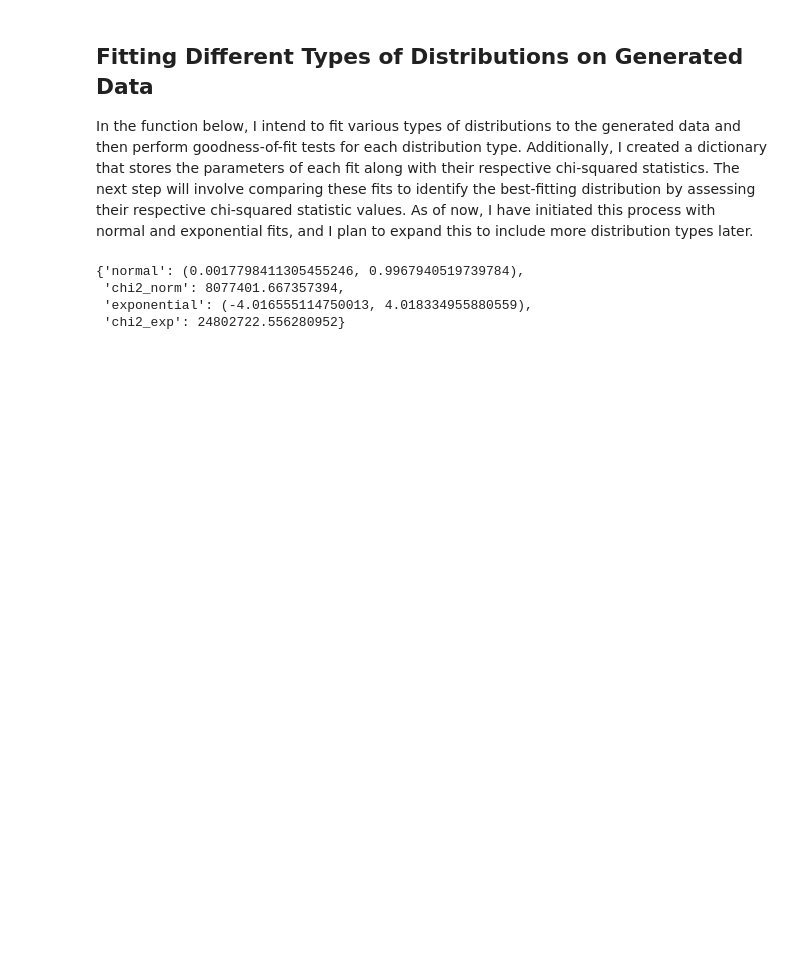
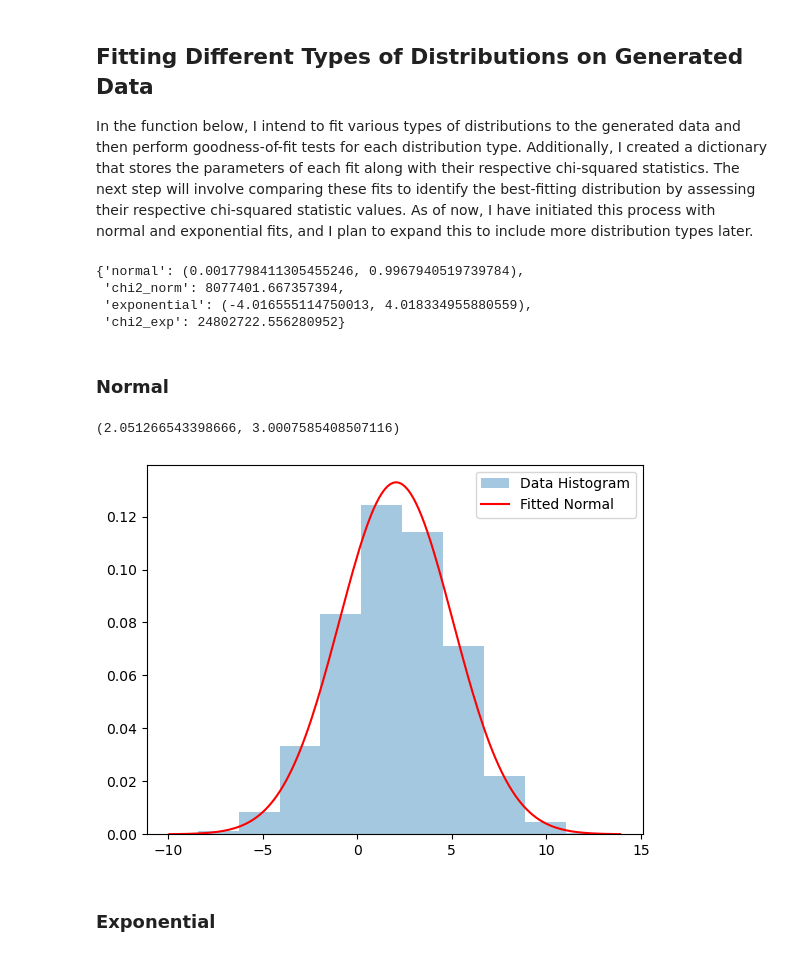
Before and after one commit to Mahshid-git/ISYE_6644_Distribution_Fitting, a Jupyter notebook: 01 Code/project_v2.ipynb, the cells around one changed output. Drawn from its saved outputs; the diff is of its cells as text; code cells hidden in the pictures; blank space fills up the shorter version.

Commit message:
Update project_v2.ipynb
Added normal and exponential fitting functions

```diff
--- a/01 Code/project_v2.ipynb
+++ b/01 Code/project_v2.ipynb
@@ -119,3 +120,43 @@ fitted_distributions
  'chi2_norm': 8077401.667357394,
  'exponential': (-4.016555114750013, 4.018334955880559),
  'chi2_exp': 24802722.556280952}
+# %% [markdown]
+### Normal
+# %%
+def normal_fit(data):
+        '''
+        fits data to normal distribution
+
+        Args:
+            data (pandas dataframe): data to be fitted to the specified distribution
+
+        Returns:
+            mu: sample mean (1st parameter of Normal distribution)
+            sigma: sample standard deviation (2nd parameter of Normal distribution)
+        '''
+        if isinstance(data, pd.DataFrame):
+                pass
+        else:
+                data = pd.Series(data)
+        mu = data.mean()
+        sigma = data.std()
+
+        return (mu, sigma)
+
+def normal_plot(data, params):
+        x = (np.arange(-4, 4,.05))*params[1]+params[0]
+        y = (1/(params[1]*np.sqrt(2*np.pi)))*np.exp(-((x-params[0])**2)/(2*params[1]**2))
+        plt.hist(data, alpha=.4, density = True, label="Data Histogram")
+        plt.plot(x, y, color ='r', label="Fitted Normal")
+        plt.legend()
+        plt.show()
+        pass
+# %%
+data_norm=data_generation('normal', [2,3], row_count)
+print(normal_fit(data_norm))
+normal_plot(data=data_norm, params=normal_fit(data_norm))
+# %% [output]
+(2.051266543398666, 3.0007585408507116)
+[figure, added]
+# %% [markdown]
+### Exponential
```
Also changed, not shown: parts of 6 cells of this notebook.
